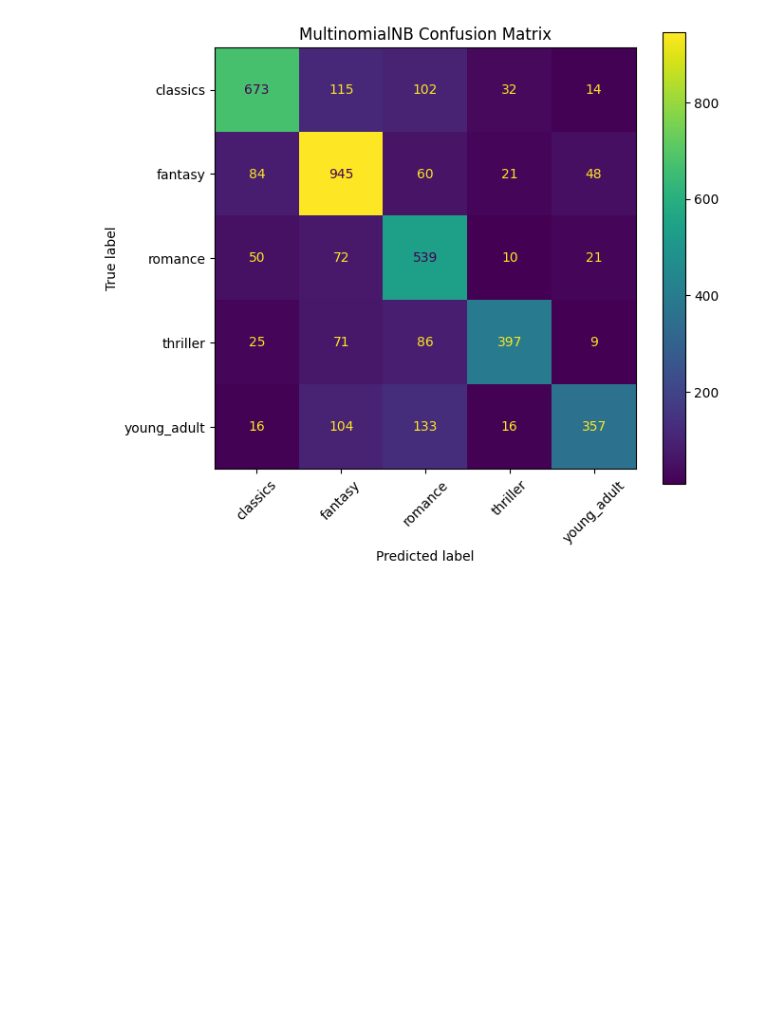
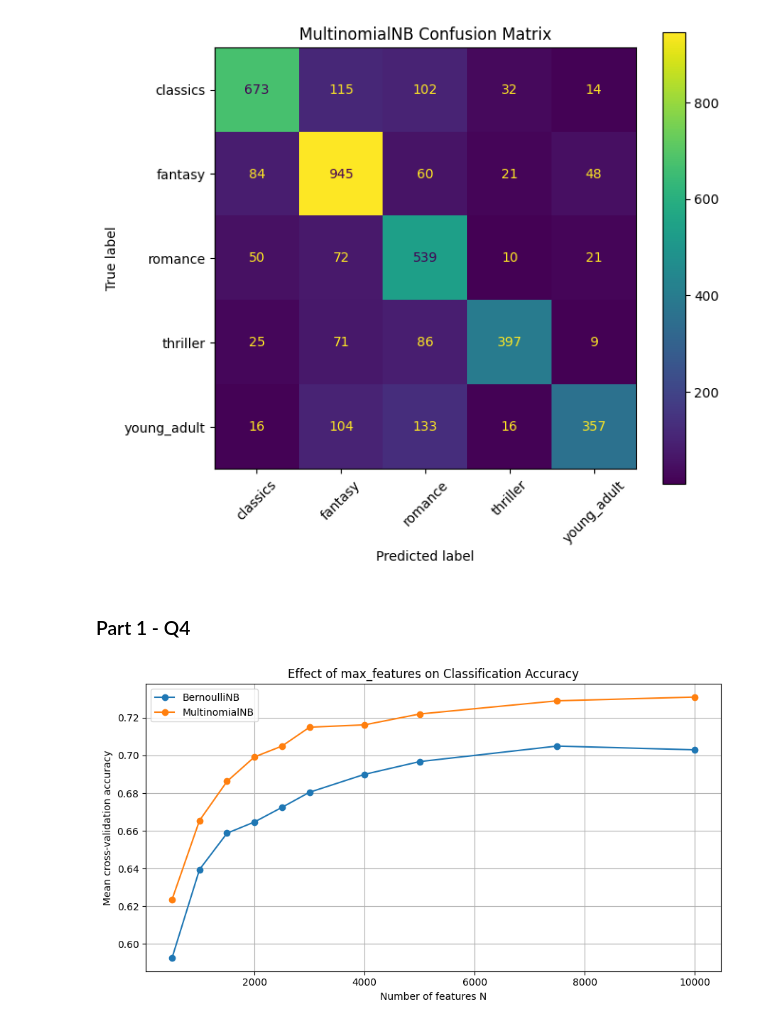
Before and after one commit to ZoeYiDing/nicole, a Jupyter notebook: assignment answer.ipynb, the cells around one changed output. Cells and saved outputs as stored; diff of their text form; code cells hidden in the pictures; blank space fills up the shorter version.

Commit message:
update to Part 1 Q4

```diff
--- a/assignment answer.ipynb
+++ b/assignment answer.ipynb
@@ -728,3 +728,5 @@ plt.tight_layout()
 plt.show()
 # %% [output]
 [figure]
+# %% [markdown]
+### Part 1 - Q4
@@ -730,0 +775,23 @@ plt.show()
+# %%
+plt.figure(figsize=(9, 5))
+
+for model_name in models.keys():
+    model_df = feature_results_df[feature_results_df["model"] == model_name]
+    plt.plot(
+        model_df["N"],
+        model_df["accuracy_mean"],
+        marker="o",
+        label=model_name
+    )
+
+plt.xlabel("Number of features N")
+plt.ylabel("Mean cross-validation accuracy")
+plt.title("Effect of Number of features N")
+plt.ylabel("Mean cross-validation accuracy")
+plt.title("Effect of max_features on Classification Accuracy")
+plt.legend()
+plt.grid(True)
+plt.tight_layout()
+plt.show()
+# %% [output]
+[figure, added]
```
Also changed, not shown: parts of 5 cells of this notebook.
